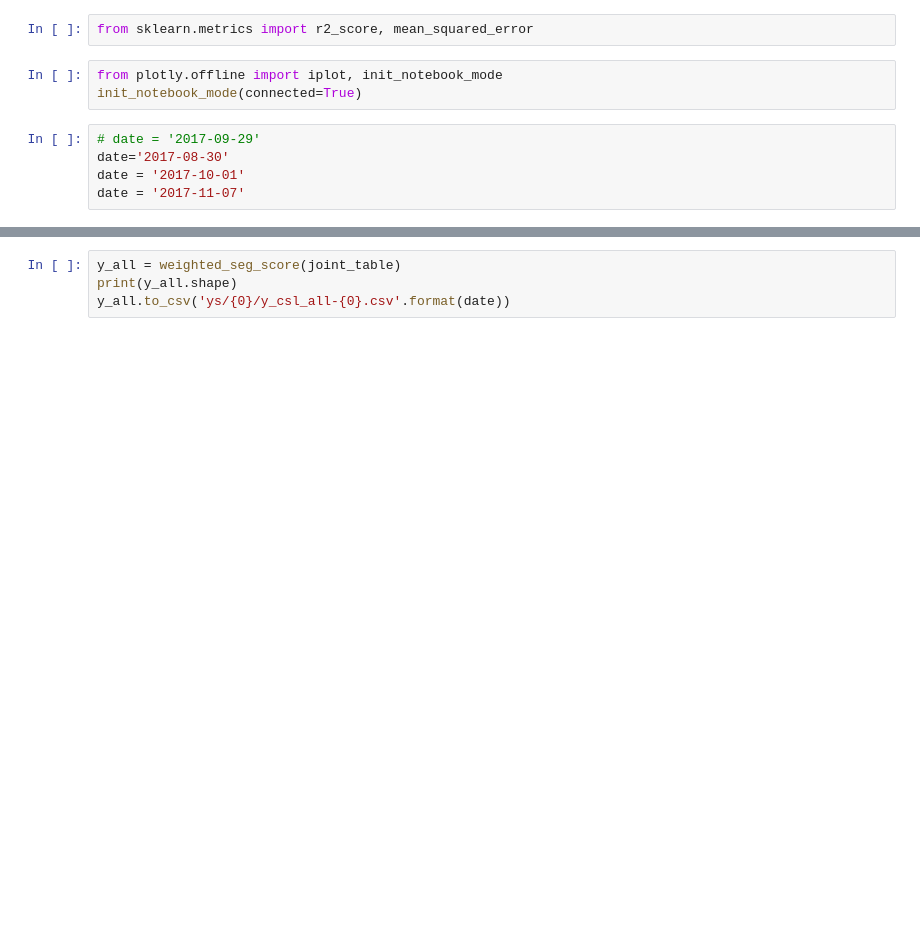
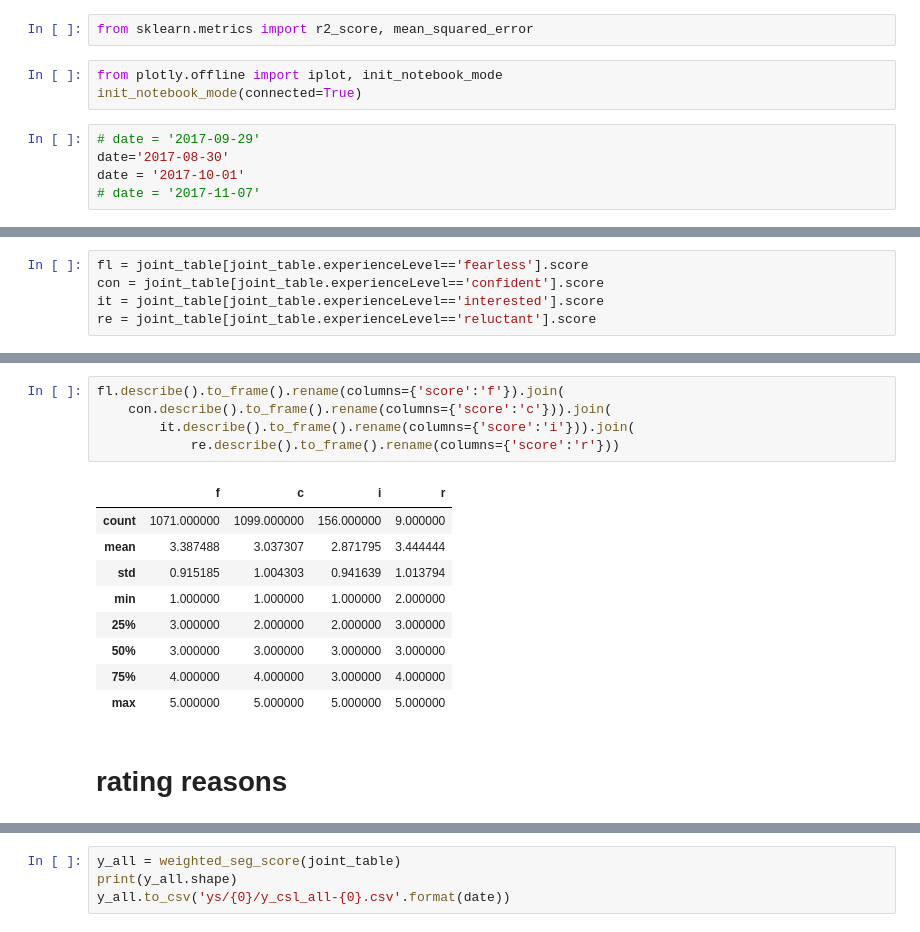
Before and after one commit to JHWu92/Cycling_safety, a Jupyter notebook: rating_platform/Y for ml under various condition.ipynb, the cells around one changed output, grey strips where cells are left out. Drawn from its saved outputs; the diff is of its cells as text; blank space fills up the shorter version.

```diff
--- a/rating_platform/Y for ml under various condition.ipynb
+++ b/rating_platform/Y for ml under various condition.ipynb
@@ -16,7 +16,7 @@ init_notebook_mode(connected=True)
 # date = '2017-09-29'
 date='2017-08-30'
 date = '2017-10-01'
-date = '2017-11-07'
+# date = '2017-11-07'
 # %%
 # ratings = large_joint_table(date=date)
 joint_table = load_joint_table2(date=date)
@@ -29,0 +42,5 @@ joint_table.shape
+# %%
+fl = joint_table[joint_table.experienceLevel=='fearless'].score
+con = joint_table[joint_table.experienceLevel=='confident'].score
+it = joint_table[joint_table.experienceLevel=='interested'].score
+re = joint_table[joint_table.experienceLevel=='reluctant'].score
@@ -29,0 +62,17 @@ joint_table.shape
+# %%
+fl.describe().to_frame().rename(columns={'score':'f'}).join(
+    con.describe().to_frame().rename(columns={'score':'c'})).join(
+        it.describe().to_frame().rename(columns={'score':'i'})).join(
+            re.describe().to_frame().rename(columns={'score':'r'}))
+# %% [output]
+|  | f | c | i | r |
+| count | 1071.000000 | 1099.000000 | 156.000000 | 9.000000 |
+| mean | 3.387488 | 3.037307 | 2.871795 | 3.444444 |
+| std | 0.915185 | 1.004303 | 0.941639 | 1.013794 |
+| min | 1.000000 | 1.000000 | 1.000000 | 2.000000 |
+| 25% | 3.000000 | 2.000000 | 2.000000 | 3.000000 |
+| 50% | 3.000000 | 3.000000 | 3.000000 | 3.000000 |
+| 75% | 4.000000 | 4.000000 | 3.000000 | 4.000000 |
+| max | 5.000000 | 5.000000 | 5.000000 | 5.000000 |
+# %% [markdown]
+# rating reasons
```
Also changed, not shown: parts of 15 cells of this notebook, 2 other files.
